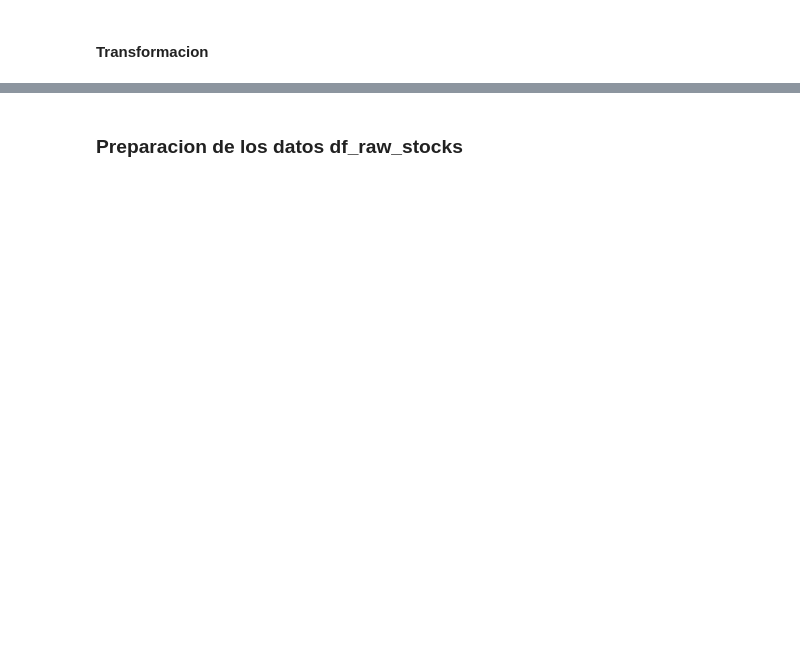
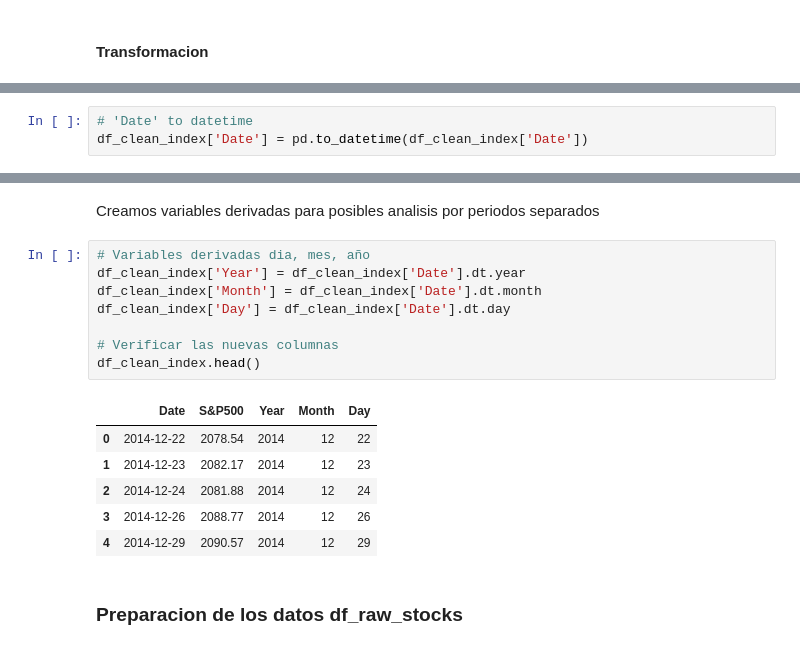
Before and after one commit to gabyzumarraga/DS-SP500, a Jupyter notebook: notebooks/02_DataWrangling.ipynb, the cells around one changed output, grey strips where cells are left out. Drawn from its saved outputs; the diff is of its cells as text; blank space fills up the shorter version.

```diff
--- a/notebooks/02_DataWrangling.ipynb
+++ b/notebooks/02_DataWrangling.ipynb
@@ -28,0 +222,3 @@ df_raw_stocks = pd.read_csv('../data/raw/sp500_stocks.csv')
+# %%
+# 'Date' to datetime
+df_clean_index['Date'] = pd.to_datetime(df_clean_index['Date'])
@@ -29,2 +237,19 @@ df_raw_stocks = pd.read_csv('../data/raw/sp500_stocks.csv')
+# %% [markdown]
+Creamos variables derivadas para posibles analisis por periodos separados
+# %%
+# Variables derivadas dia, mes, año
+df_clean_index['Year'] = df_clean_index['Date'].dt.year
+df_clean_index['Month'] = df_clean_index['Date'].dt.month
+df_clean_index['Day'] = df_clean_index['Date'].dt.day
+
+# Verificar las nuevas columnas
+df_clean_index.head()
+# %% [output]
+|  | Date | S&P500 | Year | Month | Day |
+| 0 | 2014-12-22 | 2078.54 | 2014 | 12 | 22 |
+| 1 | 2014-12-23 | 2082.17 | 2014 | 12 | 23 |
+| 2 | 2014-12-24 | 2081.88 | 2014 | 12 | 24 |
+| 3 | 2014-12-26 | 2088.77 | 2014 | 12 | 26 |
+| 4 | 2014-12-29 | 2090.57 | 2014 | 12 | 29 |
 # %% [markdown]
 ### Preparacion de los datos df_raw_stocks
```
Also changed, not shown: parts of 40 cells of this notebook, 3 other files.
